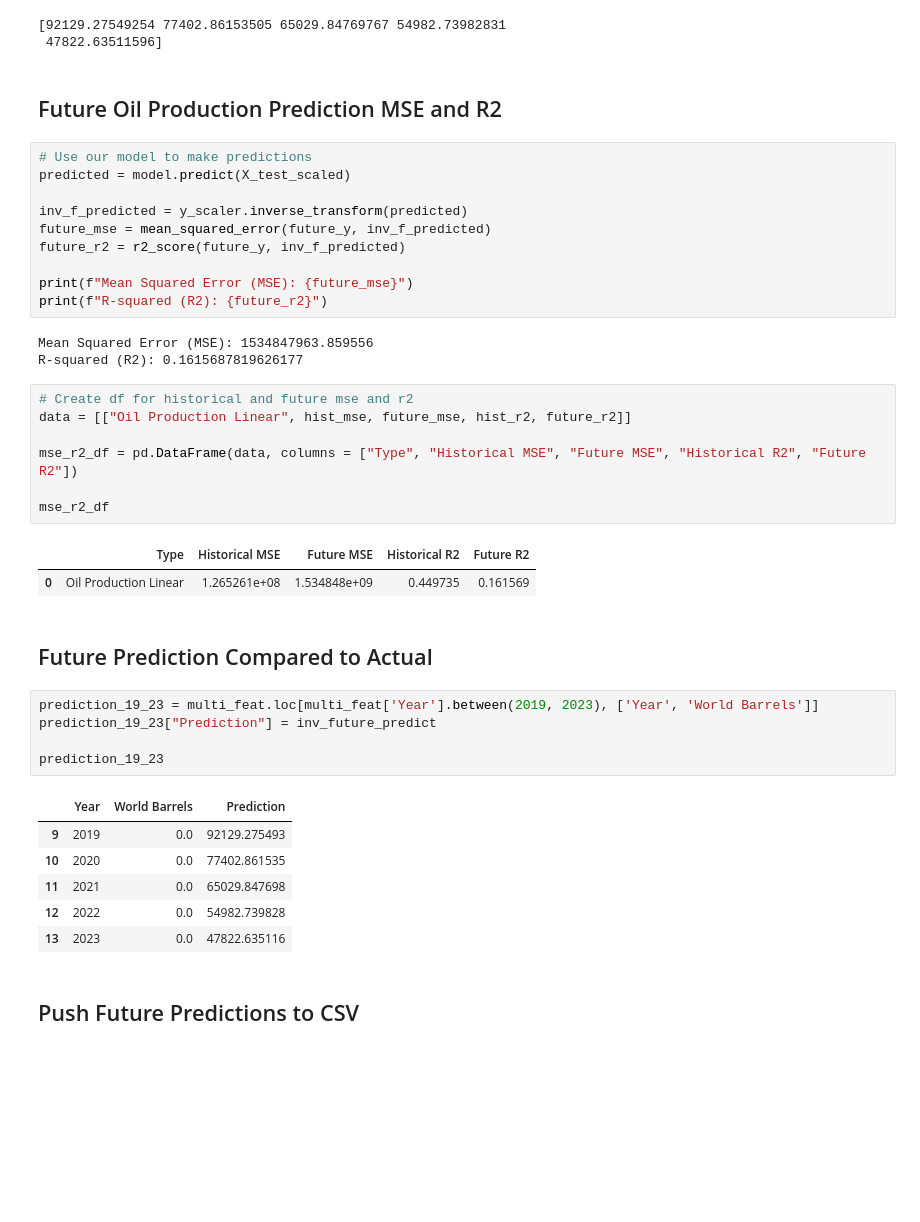
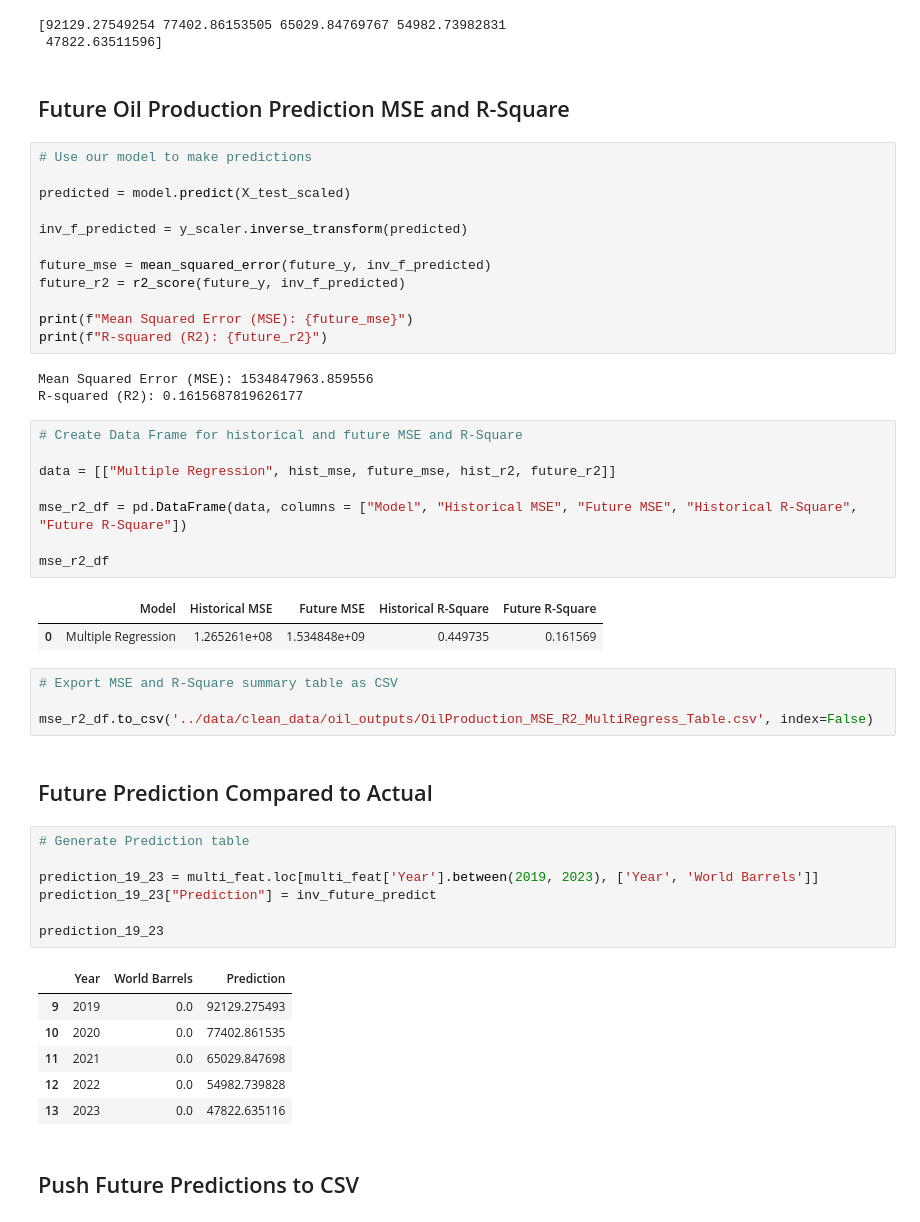
Before and after one commit to minerva-b/Final_Team_Project, a Jupyter notebook: Kmar/Oil_Product_Regres_ML.ipynb, the cells around one changed output. Cells and saved outputs as stored; diff of their text form; blank space fills up the shorter version.

```diff
--- a/Kmar/Oil_Product_Regres_ML.ipynb
+++ b/Kmar/Oil_Product_Regres_ML.ipynb
@@ -226,12 +231,14 @@ print(inv_future_predict)
 [92129.27549254 77402.86153505 65029.84769767 54982.73982831
  47822.63511596]
 # %% [markdown]
-## Future Oil Production Prediction MSE and R2
+## Future Oil Production Prediction MSE and R-Square
 # %%
 # Use our model to make predictions
+
 predicted = model.predict(X_test_scaled)
 
 inv_f_predicted = y_scaler.inverse_transform(predicted)
+
 future_mse = mean_squared_error(future_y, inv_f_predicted)
 future_r2 = r2_score(future_y, inv_f_predicted)
 
@@ -241,18 +248,25 @@ print(f"R-squared (R2): {future_r2}")
 Mean Squared Error (MSE): 1534847963.859556
 R-squared (R2): 0.1615687819626177
 # %%
-# Create df for historical and future mse and r2
-data = [["Oil Production Linear", hist_mse, future_mse, hist_r2, future_r2]]
+# Create Data Frame for historical and future MSE and R-Square
 
-mse_r2_df = pd.DataFrame(data, columns = ["Type", "Historical MSE", "Future MSE", "Historical R2", "Future R2"])
+data = [["Multiple Regression", hist_mse, future_mse, hist_r2, future_r2]]
+
+mse_r2_df = pd.DataFrame(data, columns = ["Model", "Historical MSE", "Future MSE", "Historical R-Square", "Future R-Square"])
 
 mse_r2_df
 # %% [output]
-|  | Type | Historical MSE | Future MSE | Historical R2 | Future R2 |
-| 0 | Oil Production Linear | 1.265261e+08 | 1.534848e+09 | 0.449735 | 0.161569 |
+|  | Model | Historical MSE | Future MSE | Historical R-Square | Future R-Square |
+| 0 | Multiple Regression | 1.265261e+08 | 1.534848e+09 | 0.449735 | 0.161569 |
+# %%
+# Export MSE and R-Square summary table as CSV
+
+mse_r2_df.to_csv('../data/clean_data/oil_outputs/OilProduction_MSE_R2_MultiRegress_Table.csv', index=False)
 # %% [markdown]
 ## Future Prediction Compared to Actual
 # %%
+# Generate Prediction table
+
 prediction_19_23 = multi_feat.loc[multi_feat['Year'].between(2019, 2023), ['Year', 'World Barrels']]
 prediction_19_23["Prediction"] = inv_future_predict
 
```
Also changed, not shown: parts of 5 cells of this notebook, 3 other files.
